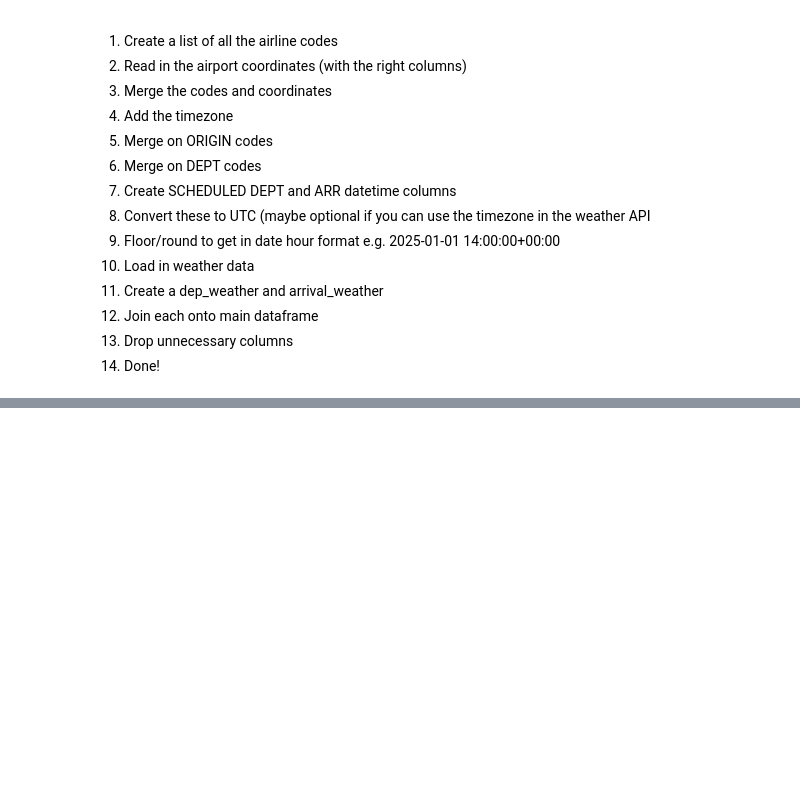
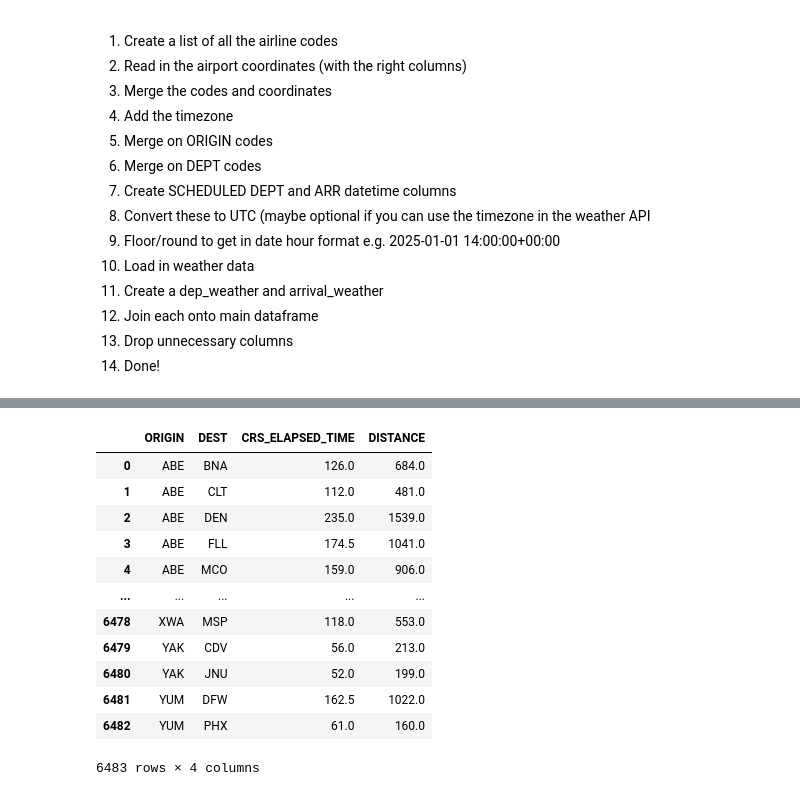
Before and after one commit to nicholasstanfield/flight-delay, a Jupyter notebook: notebooks/Weather Experiments.ipynb, the cells around one changed output, grey strips where cells are left out. Cells and saved outputs as stored; diff of their text form; code cells hidden in the pictures; blank space fills up the shorter version.

```diff
--- a/notebooks/Weather Experiments.ipynb
+++ b/notebooks/Weather Experiments.ipynb
@@ -650,0 +718,24 @@ dtype: int64
+# %%
+routes = (
+    df.groupby(["ORIGIN", "DEST"])
+    .agg(
+        CRS_ELAPSED_TIME=("CRS_ELAPSED_TIME", "median"),
+        DISTANCE=("DISTANCE", "median")
+    )
+    .reset_index()
+)
+routes
+# %% [output]
+|  | ORIGIN | DEST | CRS_ELAPSED_TIME | DISTANCE |
+| 0 | ABE | BNA | 126.0 | 684.0 |
+| 1 | ABE | CLT | 112.0 | 481.0 |
+| 2 | ABE | DEN | 235.0 | 1539.0 |
+| 3 | ABE | FLL | 174.5 | 1041.0 |
+| 4 | ABE | MCO | 159.0 | 906.0 |
+| ... | ... | ... | ... | ... |
+| 6478 | XWA | MSP | 118.0 | 553.0 |
+| 6479 | YAK | CDV | 56.0 | 213.0 |
+| 6480 | YAK | JNU | 52.0 | 199.0 |
+| 6481 | YUM | DFW | 162.5 | 1022.0 |
+| 6482 | YUM | PHX | 61.0 | 160.0 |
+6483 rows × 4 columns
```
Also changed, not shown: parts of 11 cells of this notebook, 1 other file.
